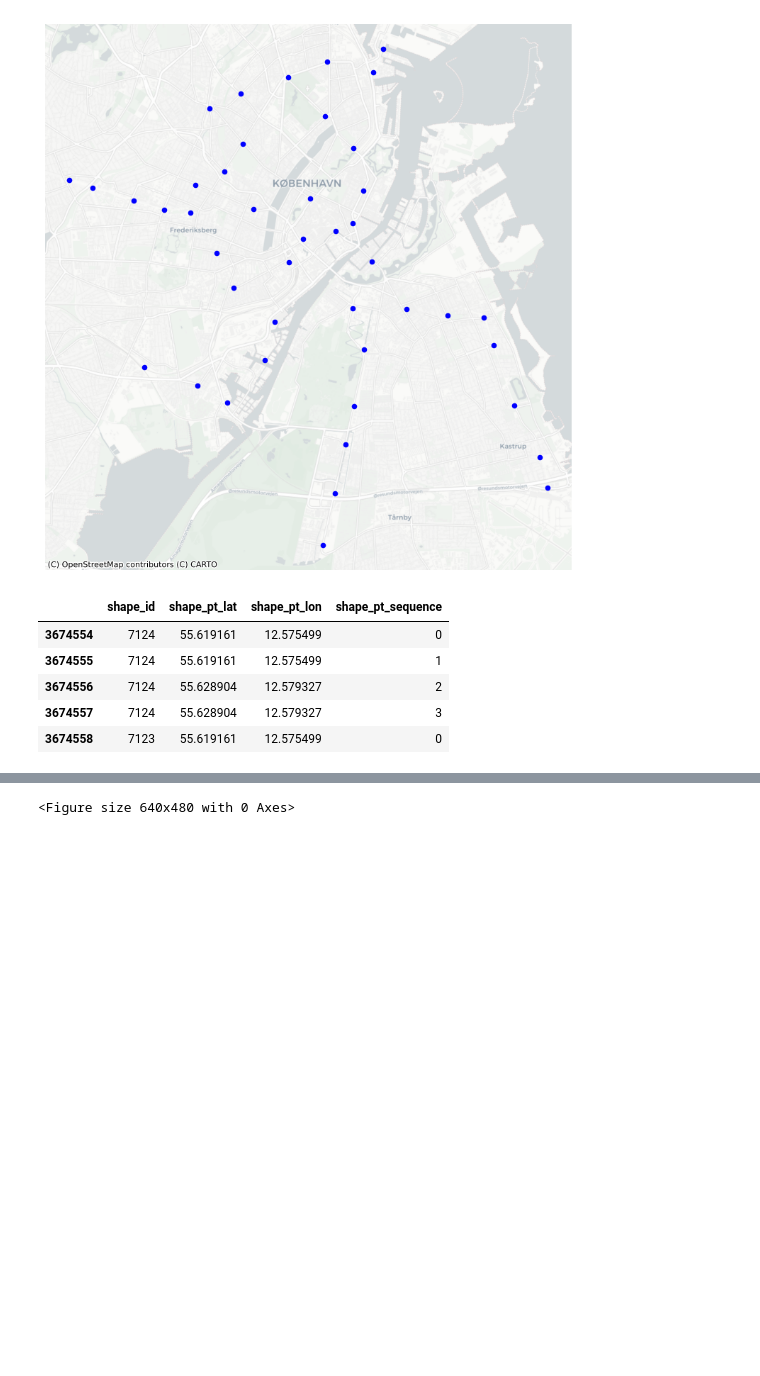
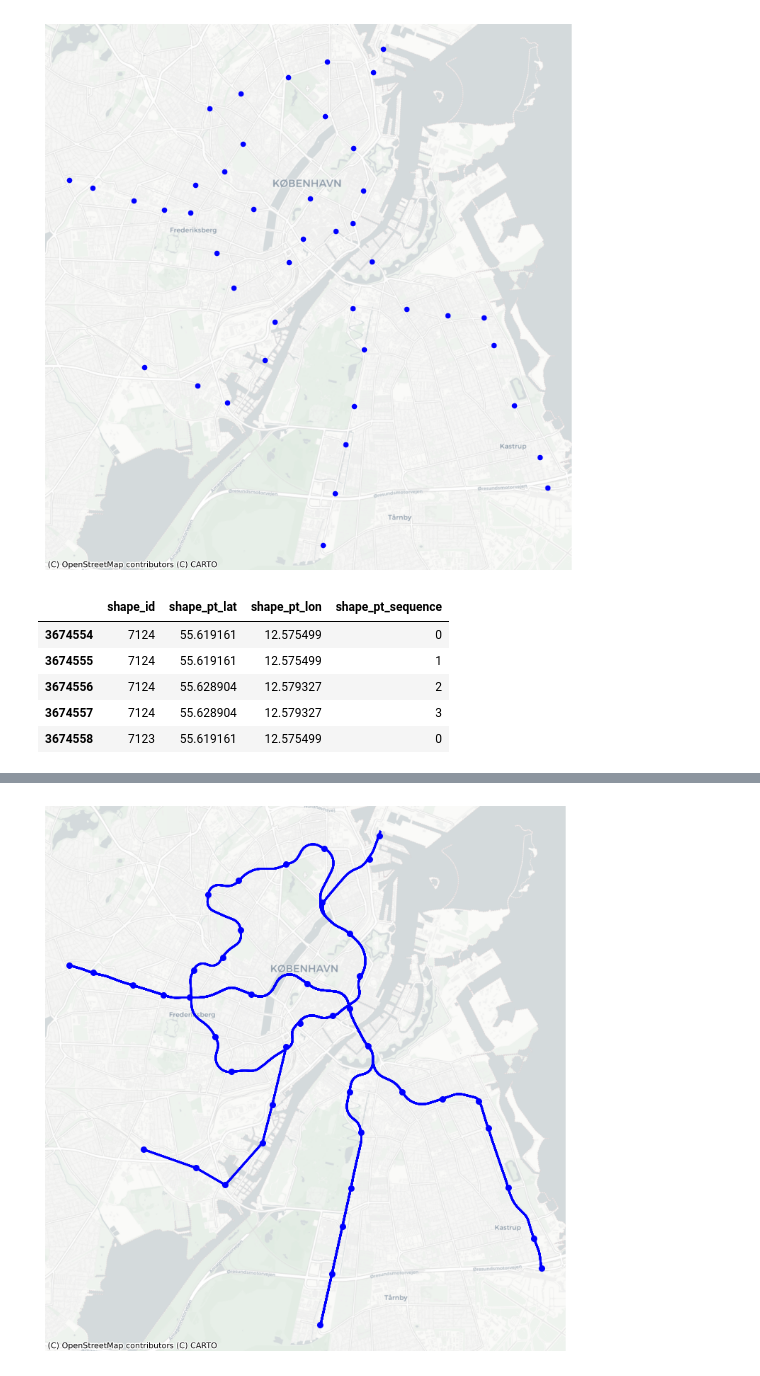
Before and after one commit to jevgbur/Genetic-algorithms-metro-optimization, a Jupyter notebook: data_loading.ipynb, the cells around one changed output, grey strips where cells are left out. Saved outputs shown, nothing was run; the diff lists cells and outputs as text; code cells hidden in the pictures; blank space fills up the shorter version.

```diff
--- a/data_loading.ipynb
+++ b/data_loading.ipynb
@@ -178,9 +176,12 @@ ValueError: Unknown column geometry
 # %%
 fig, ax = plt.subplots(figsize=(10, 10))
-gdf_shapes_3857.plot(ax=ax, linewidth=6, color="blue", alpha=0.9)
+gdf_shapes_3857.plot(ax=ax, linewidth=2, color="blue", alpha=0.9)
+gdf_stops_3857[gdf_stops_3857['location_type'] == 0].plot(ax=ax,
+                                       markersize=30,
+                                       color='blue')
 
 cx.add_basemap(ax, source=cx.providers.CartoDB.Positron)
 ax.set_axis_off()
 plt.show()
 # %% [output]
-<Figure size 640x480 with 0 Axes>
+[figure, added]
```
Also changed, not shown: parts of 2 cells of this notebook.
